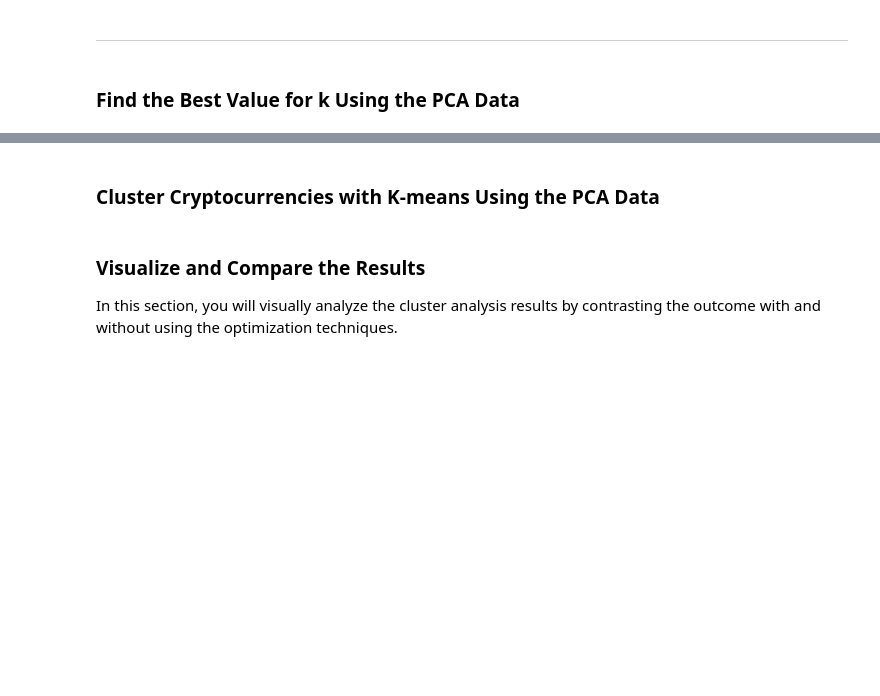
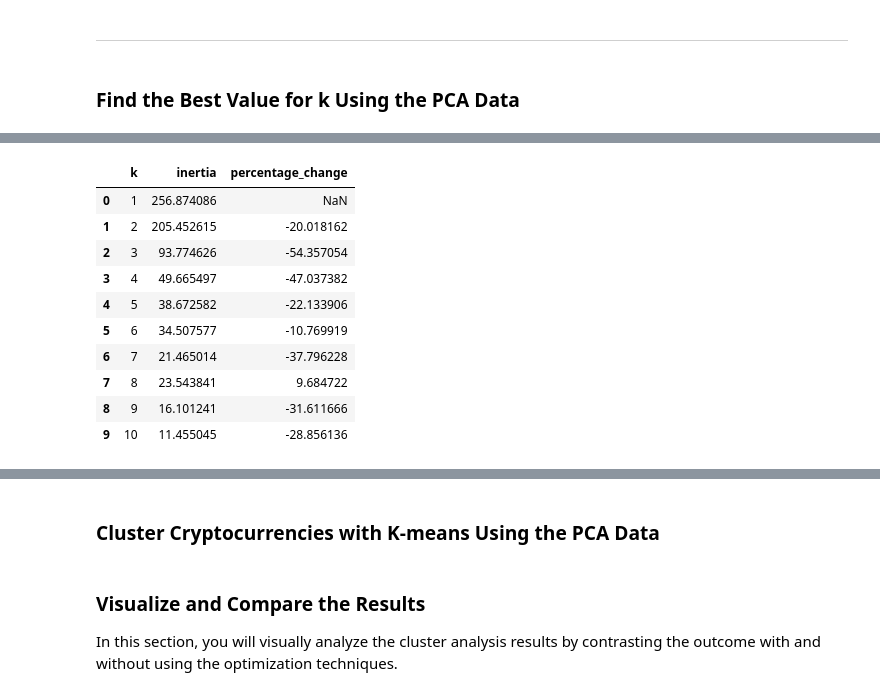
Before and after one commit to tokarczykbl/CryptoClustering, a Jupyter notebook: Crypto_Clustering.ipynb, the cells around one changed output, grey strips where cells are left out. Drawn from its saved outputs; the diff is of its cells as text; code cells hidden in the pictures; blank space fills up the shorter version.

```diff
--- a/Crypto_Clustering.ipynb
+++ b/Crypto_Clustering.ipynb
@@ -230,12 +281,19 @@ df_elbow.hvplot.line(
 ### Find the Best Value for k Using the PCA Data
 # %%
 # Create a list with the number of k-values from 1 to 11
+k = list(range(1, 11))
 # %%
 # Create an empty list to store the inertia values
-
+inertia_pca = []
 
 # Create a for loop to compute the inertia with each possible value of k
 # Inside the loop:
 # 1. Create a KMeans model using the loop counter for the n_clusters
 # 2. Fit the model to the data using `df_market_data_pca`
 # 3. Append the model.inertia_ to the inertia list
+for i in k:
+    k_model_pca = KMeans(n_clusters=i)
+    k_model_pca.fit(df_coins_pca_copy)
+    inertia_pca.append(k_model_pca.inertia_)
+
+inertia_pca
@@ -242,4 +311,8 @@ df_elbow.hvplot.line(
 # %%
 # Create a dictionary with the data to plot the Elbow curve
+elbow_data_2 = {"k": k, "inertia": inertia_pca}
 
 # Create a DataFrame with the data to plot the Elbow curve
+df_elbow_pca = pd.DataFrame(elbow_data_2)
+
+df_elbow_pca
@@ -246,3 +331,18 @@ df_elbow.hvplot.line(
+# %%
+df_elbow_pca['percentage_change'] = df_elbow_pca['inertia'].pct_change() * 100
+df_elbow_pca
+# %% [output]
+|  | k | inertia | percentage_change |
+| 0 | 1 | 256.874086 | NaN |
+| 1 | 2 | 205.452615 | -20.018162 |
+| 2 | 3 | 93.774626 | -54.357054 |
+| 3 | 4 | 49.665497 | -47.037382 |
+| 4 | 5 | 38.672582 | -22.133906 |
+| 5 | 6 | 34.507577 | -10.769919 |
+| 6 | 7 | 21.465014 | -37.796228 |
+| 7 | 8 | 23.543841 | 9.684722 |
+| 8 | 9 | 16.101241 | -31.611666 |
+| 9 | 10 | 11.455045 | -28.856136 |
 # %%
 # Plot a line chart with all the inertia values computed with
 # the different values of k to visually identify the optimal value for k.
```
Also changed, not shown: parts of 16 cells of this notebook.
